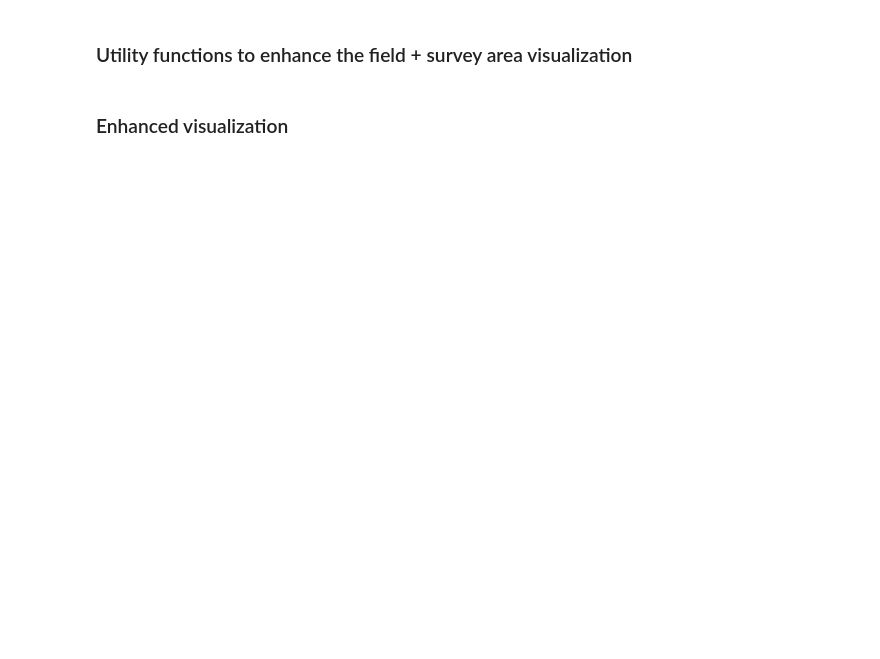
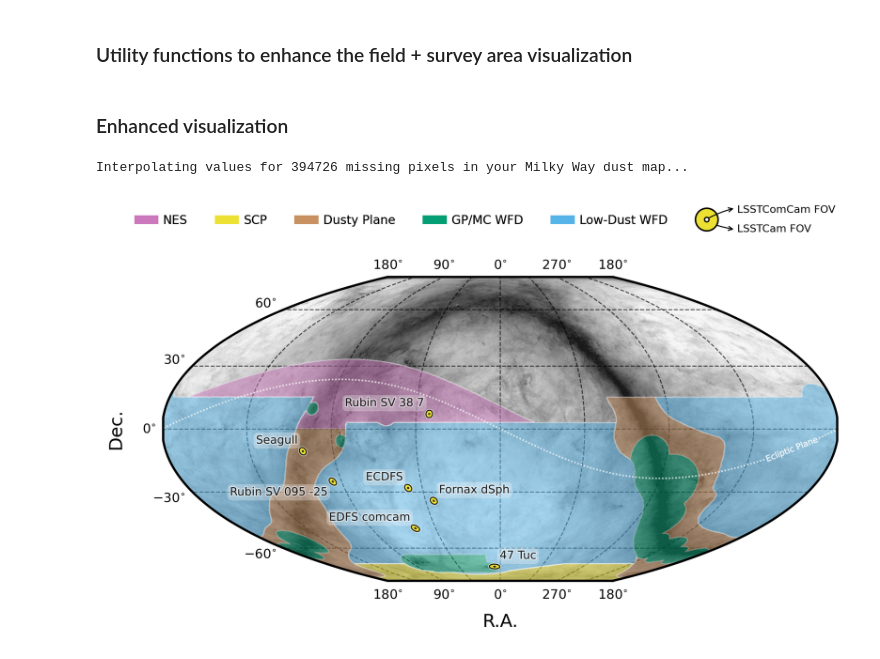
Before and after one commit to lsst/rtn-095, a Jupyter notebook: notebooks/dp1_fields_summary.ipynb, the cells around one changed output. Cells and saved outputs as stored; diff of their text form; code cells hidden in the pictures; blank space fills up the shorter version.

Commit message:
Minor change to text and figures and tables path

```diff
--- a/notebooks/dp1_fields_summary.ipynb
+++ b/notebooks/dp1_fields_summary.ipynb
@@ -115,8 +107,8 @@ def round_sf(x, sig=3):
 ### Define paths
 # %%
 # Set up the figures, data and tables paths
-figures_path = str(Path('../figures').resolve())
-tables_path = str(Path('../tables').resolve())
+figures_path = Path('../figures')
+tables_path = Path('../tables')
 # %% [markdown]
 ### Set up DP1 Butler
 # %%
@@ -223,6 +265,7 @@ dp1_targets_summary
 # %%
 # Export to latex with deulxetable formatting
-with open("../tables/dp1_fields_summary.tex", "w") as f:
+filename = tables_path/ "dp1_fields_summary.tex"
+with open(filename, "w") as f:
     f.write(r"""%%%%% This table is auto generated from data, DO NOT EDIT
 \begin{deluxetable}{llcccp{0.5cm}p{0.6cm}p{0.3cm}p{0.3cm}p{0.3cm}p{0.3cm}r}
 \caption{DP1 fields and pointing centers with the number of images in each band per field.
@@ -945,31 +990,34 @@ if draw_ecliptic_plane:
     sp.plot(ecl_ra, ecl_dec, color="white", linestyle=(0, (1, 1)), lw=1.1, alpha=0.67, zorder=14)
 
 im, extent = skyproj_to_imshow_args(
     sp,
     lon_raster,
     lat_raster,
     values_raster,
     width=3500,
     method="nearest",
     fill_value=-np.inf,
 )
 
 sp.ax.imshow(im, origin="lower", extent=extent, cmap=cmap, norm=norm, alpha=0.5, zorder=12)
 draw_region_outline(
     sp, im, extent, levels=[0.5, 1, 2, 3], color="white", linewidth=0.75, alpha=0.21, zorder=13
 )
 
 # Draw an unfilled polygon to catch the little gaps in the
 # boundary between the GP WFD and the low-dust WFD.
 if draw_gap_fixup_polygon:
     style = dict(edgecolor="yellow", linewidth=1, linestyle="dashed", alpha=0.95, zorder=15)
     # Loop over each (ra_range, dec_range) and draw the polygon.
     for (ra0, ra1), (dec0, dec1) in fixup_radec_ranges:
         sp.draw_polygon([ra1, ra1, ra0, ra0], [dec1, dec0, dec0, dec1], **style)
 
 # Bring the boundary lines back on top.
 for line in sp._boundary_lines:
     line.set_zorder(80)
 
-plt_path = os.path.join(figures_path, "dp1_fields_with_survey_fp.pdf")
+plt_path = figures_path / "dp1_fields_with_survey_fp.pdf"
 plt.savefig(plt_path, format="pdf", bbox_inches="tight")
+# %% [output]
+Interpolating values for 394726 missing pixels in your Milky Way dust map...
+[figure, added]
```
Also changed, not shown: parts of 11 cells of this notebook.
